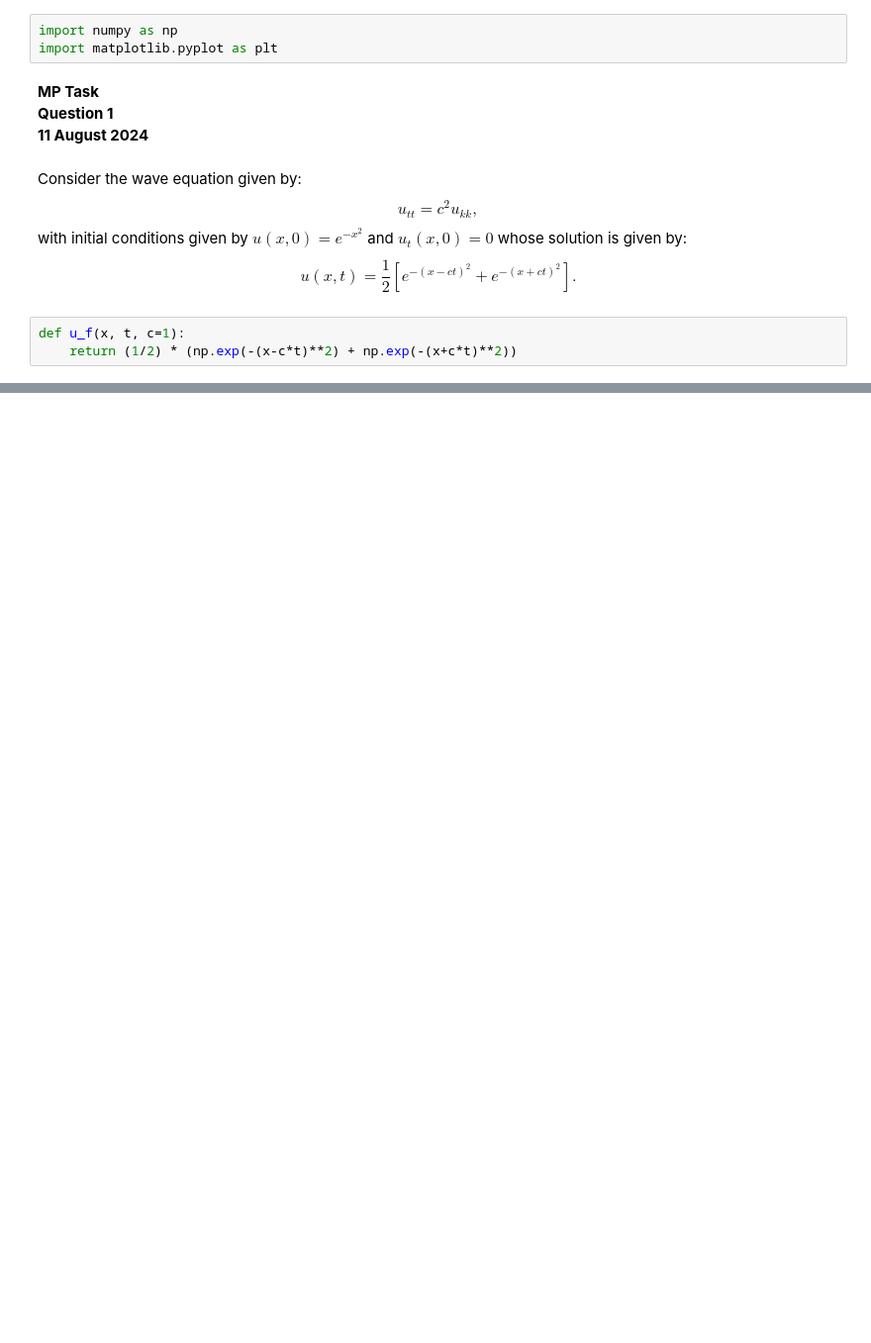
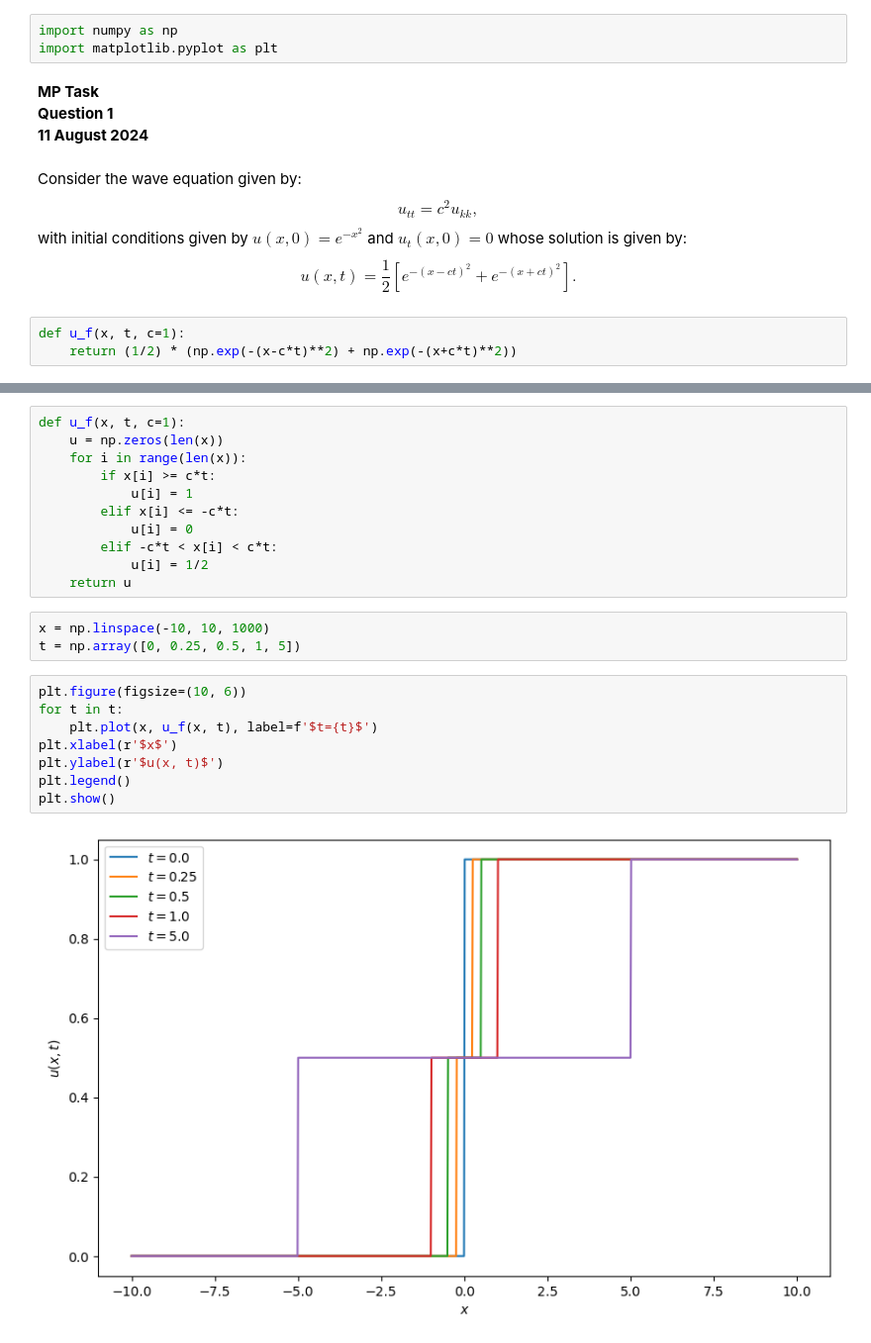
Before and after one commit to brenttsss/mathematical-physics, a Jupyter notebook: question_1.ipynb, the cells around one changed output, grey strips where cells are left out. Shown: that part at 99% size. Drawn from its saved outputs; the diff is of its cells as text; blank space fills up the shorter version.

```diff
--- a/question_1.ipynb
+++ b/question_1.ipynb
@@ -32,0 +39,24 @@ plt.show()
+# %%
+def u_f(x, t, c=1):
+    u = np.zeros(len(x))
+    for i in range(len(x)):
+        if x[i] >= c*t:
+            u[i] = 1
+        elif x[i] <= -c*t:
+            u[i] = 0
+        elif -c*t < x[i] < c*t:
+            u[i] = 1/2
+    return u
+# %%
+x = np.linspace(-10, 10, 1000)
+t = np.array([0, 0.25, 0.5, 1, 5])
+# %%
+plt.figure(figsize=(10, 6))
+for t in t:
+    plt.plot(x, u_f(x, t), label=f'$t={t}$')
+plt.xlabel(r'$x$')
+plt.ylabel(r'$u(x, t)$')
+plt.legend()
+plt.show()
+# %% [output]
+[figure, added]
```
Also changed, not shown: parts of 3 cells of this notebook.
